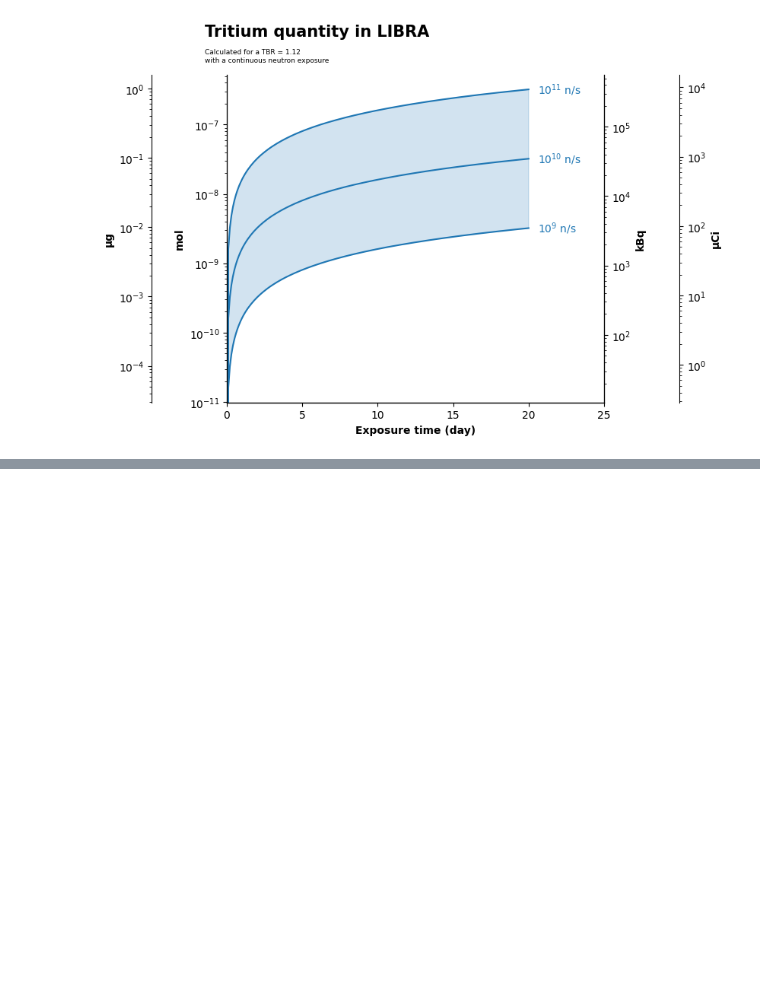
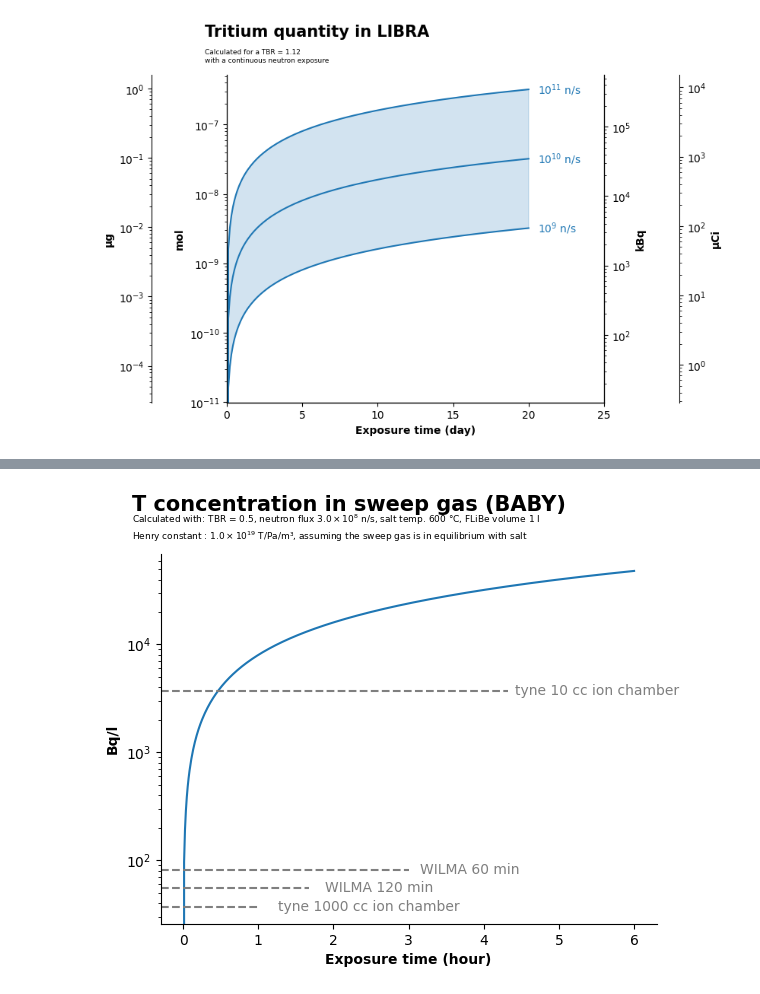
Before and after one commit to LIBRA-project/BABY-100-mL-runs, a Jupyter notebook: libra_calculations.ipynb, the cells around one changed output, grey strips where cells are left out. Drawn from its saved outputs; the diff is of its cells as text; code cells hidden in the pictures; blank space fills up the shorter version.

Commit message:
add BABY and comparison with detection

```diff
--- a/libra_calculations.ipynb
+++ b/libra_calculations.ipynb
@@ -124,0 +226,67 @@ plt.show()
+# %%
+t = np.linspace(0, 6, num=500) * ureg.hour
+quantity = t * baby_tbr * baby_neutron_flux
+
+salt_concentration = quantity/ volume_baby
+gas_concentration = salt_to_gas_concentration(salt_concentration)
+gas_activity = quantity_to_activity(gas_concentration)
+gas_activity = gas_activity.to(ureg.Bq * ureg.liter ** -1)
+
+plt.figure()
+
+plt.plot(t, gas_activity)
+plt.gcf().text(0.08, 0.97, "T concentration in sweep gas (BABY)", weight="bold", fontsize=15)
+subtitle = [
+    f"Calculated with: TBR = {baby_tbr.magnitude}, neutron flux ${as_si(baby_neutron_flux.magnitude, 1)}$ {baby_neutron_flux.units: ~P}, salt temp. {libra_temperature: ~P}, FLiBe volume {volume_baby: ~P}",
+    f"Henry constant : ${as_si(HENRY_CONSTANT.magnitude, 1)}$ {HENRY_CONSTANT.units: ~P}, assuming the sweep gas is in equilibrium with salt",
+]
+
+plt.gcf().text(0.08, 0.91, s="\n".join(subtitle), fontsize=6.5)
+
+l1 = plt.axhline(
+    tyne_1000_cc_ion_chamber,
+    xmax=0.2,
+    linestyle="dashed",
+    color="tab:grey",
+    label="tyne 1000 cc ion chamber",
+)
+l2 = plt.axhline(
+    tyne_10_cc_ion_chamber,
+    xmax=0.7,
+    linestyle="dashed",
+    color="tab:grey",
+    label="tyne 10 cc ion chamber",
+)
+l3 = plt.axhline(
+    wilma_60min_count_time,
+    xmax=0.5,
+    linestyle="dashed",
+    color="tab:grey",
+    label="WILMA 60 min",
+)
+l4 = plt.axhline(
+    wilma_120min_count_time,
+    xmax=0.3,
+    linestyle="dashed",
+    color="tab:grey",
+    label="WILMA 120 min",
+)
+
+for l in [l1, l2, l3, l4]:
+    plt.annotate(
+        l.get_label(),
+        xy=(l.get_xdata()[1] * plt.gca().get_xlim()[-1], l.get_ydata()[1]),
+        va="center",
+        color=l.get_color(),
+    )
+
+plt.yscale("log")
+plt.ylabel(
+    f"{plt.gca().get_lines()[0].get_ydata().units: ~P}", weight="bold"
+)
+plt.xlabel(f"Exposure time ({t.units})", weight="bold")
+plt.gca().spines.top.set_visible(False)
+plt.gca().spines.right.set_visible(False)
+plt.show()
+# %% [output]
+[figure, added]
```
Also changed, not shown: parts of 4 cells of this notebook.
